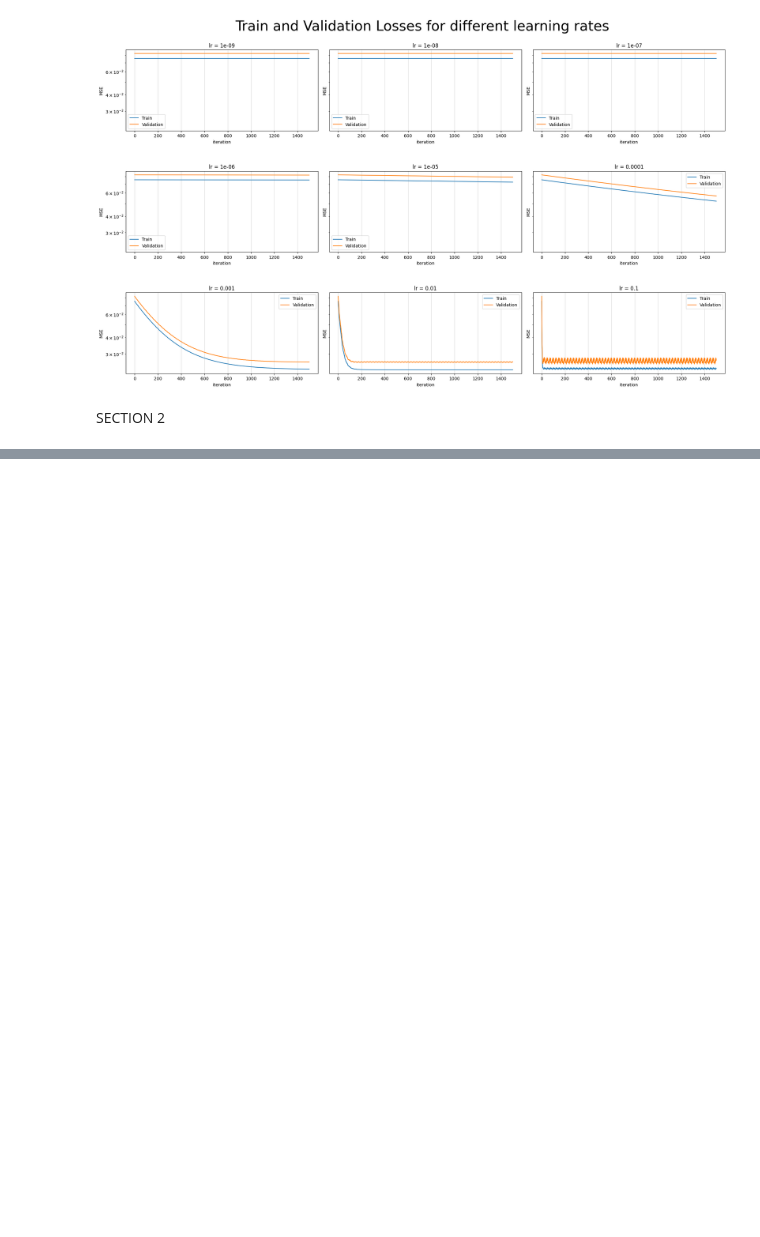
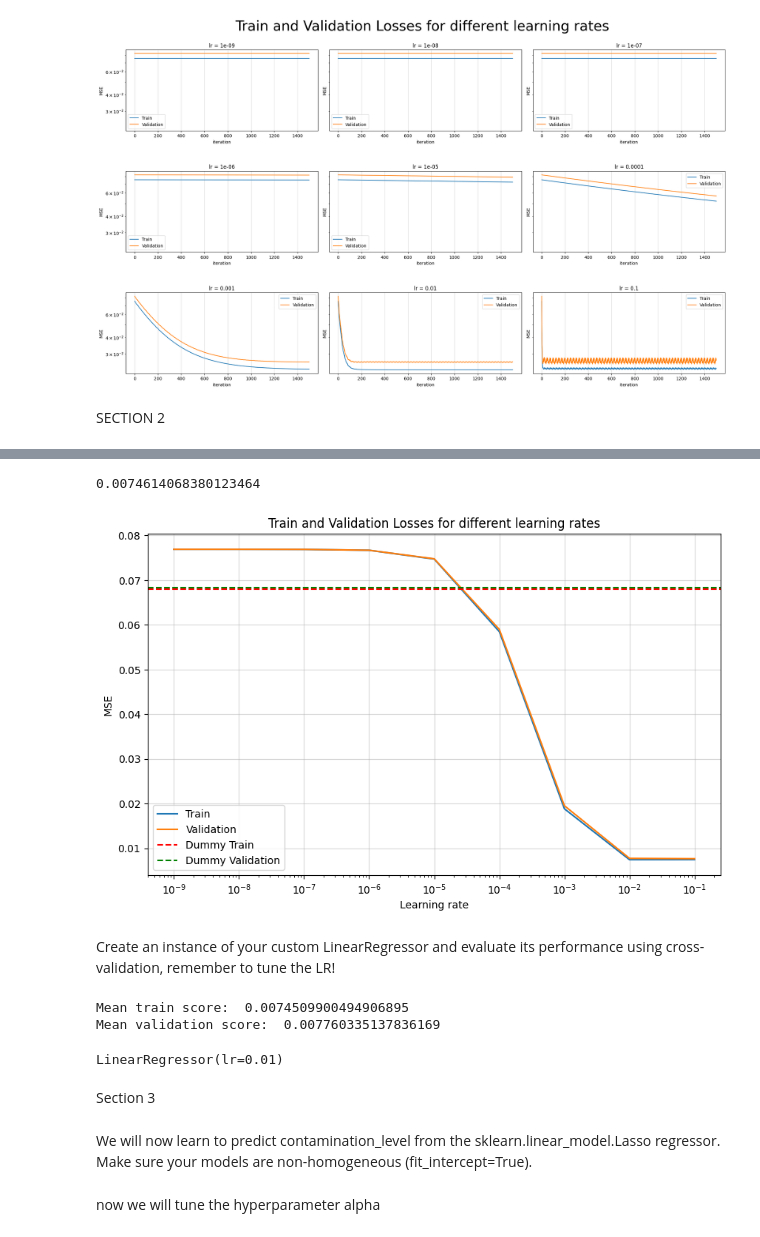
Before and after one commit to darnissan/ML_Intro, a Jupyter notebook: Major_HW3/HW3.ipynb, the cells around one changed output, grey strips where cells are left out. Cells and saved outputs as stored; diff of their text form; code cells hidden in the pictures; blank space fills up the shorter version.

```diff
--- a/Major_HW3/HW3.ipynb
+++ b/Major_HW3/HW3.ipynb
@@ -307,0 +317,7 @@ IndexError: only integers, slices (`:`), ellipsis (`...`), numpy.newaxis (`None`
+# %%
+#setting the data for section 2
+SectionB_Dataset = train_set_prepared.copy()
+Q4_y_train=SectionB_Dataset['contamination_level']
+# %%
+#take only pcr features
+Q4_X_train = SectionB_Dataset[['PCR_01', 'PCR_02', 'PCR_03', 'PCR_04', 'PCR_05', 'PCR_06', 'PCR_07', 'PCR_08', 'PCR_09', 'PCR_10','sugar_levels']].values
@@ -307,0 +344,3 @@ IndexError: only integers, slices (`:`), ellipsis (`...`), numpy.newaxis (`None`
+# %%
+from sklearn.model_selection import cross_validate
+dummy_cv_results = cross_validate(dummy_regressor, Q4_X_train, Q4_y_train, cv=5, scoring='neg_mean_squared_error', return_train_score=True)
@@ -307,0 +366,31 @@ IndexError: only integers, slices (`:`), ellipsis (`...`), numpy.newaxis (`None`
+# %%
+-cv_results['train_score'].mean()
+# %% [output]
+0.0074614068380123464
+# %%
+# step 1 - determine the tested values for learning rate
+lr_list = np.logspace(-9, -1, 9)
+# step 2 - for each value of learning rate, perform cross validation
+train_scores = []
+validation_scores = []
+for lr in lr_list:
+    cur_linear_reggressor = LinearRegressor(lr)
+    cv_results = cross_validate(cur_linear_reggressor, Q4_X_train, Q4_y_train, cv=5, scoring='neg_mean_squared_error', return_train_score=True)
+    train_scores.append(-cv_results['train_score'].mean())
+    validation_scores.append(-cv_results['test_score'].mean())
+
+# step 3 - plot the results , dont forget to add constand line for the dummy regressor
+plt.figure(figsize=(10, 6))
+plt.plot(lr_list, train_scores, label='Train')
+plt.plot(lr_list, validation_scores, label='Validation')
+plt.axhline(-dummy_cv_results['train_score'].mean(), color='r', linestyle='--', label='Dummy Train')
+plt.axhline(-dummy_cv_results['test_score'].mean(), color='g', linestyle='--', label='Dummy Validation')
+plt.xscale('log')
+plt.xlabel('Learning rate')
+plt.ylabel('MSE')
+plt.title('Train and Validation Losses for different learning rates')
+plt.legend()
+plt.grid(alpha=0.5)
+plt.show()
+# %% [output]
+[figure, added]
@@ -307,0 +399,24 @@ IndexError: only integers, slices (`:`), ellipsis (`...`), numpy.newaxis (`None`
+# %% [markdown]
+Create an instance of your custom LinearRegressor and evaluate its performance
+using cross-validation, remember to tune the LR!
+# %%
+# create a linear regressor with the chosen learning rate
+final_linear_regressor = LinearRegressor(chosen_lr)
+
+LinearRegressor_cv_results = cross_validate(final_linear_regressor, Q4_X_train, Q4_y_train, cv=5, scoring='neg_mean_squared_error', return_train_score=True)
+print ('Mean train score: ', -LinearRegressor_cv_results['train_score'].mean())
+print ('Mean validation score: ', -LinearRegressor_cv_results['test_score'].mean())
+# %% [output]
+Mean train score:  0.0074509900494906895
+Mean validation score:  0.007760335137836169
+# %%
+#Using the best performing hyperparameter, retrain the regressor on the entire training set
+final_linear_regressor.fit(Q4_X_train, Q4_y_train)
+# %% [output]
+LinearRegressor(lr=0.01)
+# %% [markdown]
+Section 3
+# %% [markdown]
+We will now learn to predict contamination_level from the sklearn.linear_model.Lasso
+regressor.
+Make sure your models are non-homogeneous (fit_intercept=True).
@@ -307,0 +425,2 @@ IndexError: only integers, slices (`:`), ellipsis (`...`), numpy.newaxis (`None`
+# %% [markdown]
+now we will tune the hyperparameter alpha
```
Also changed, not shown: parts of 19 cells of this notebook.
